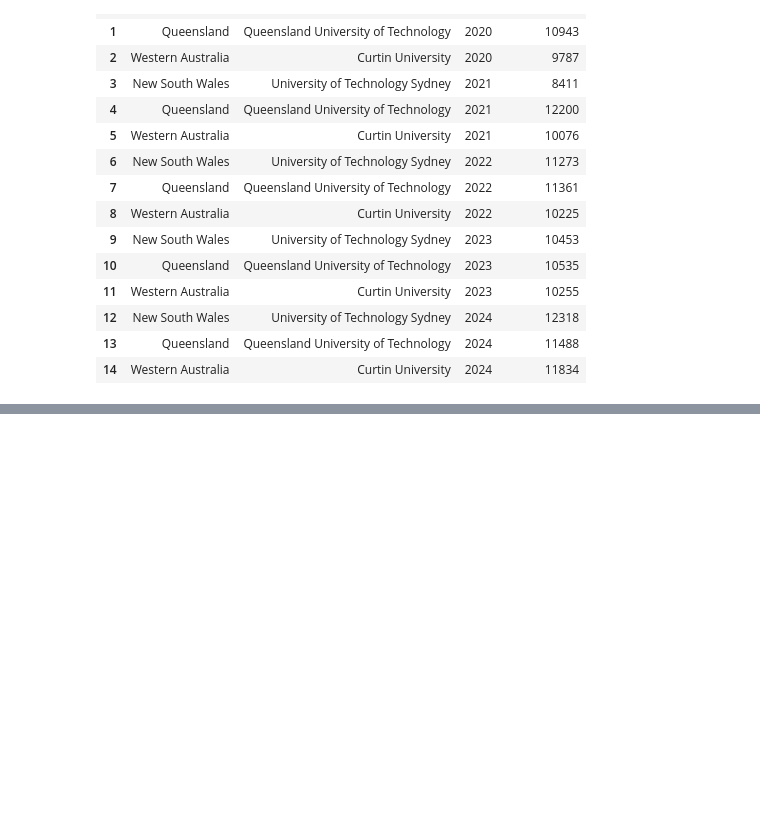
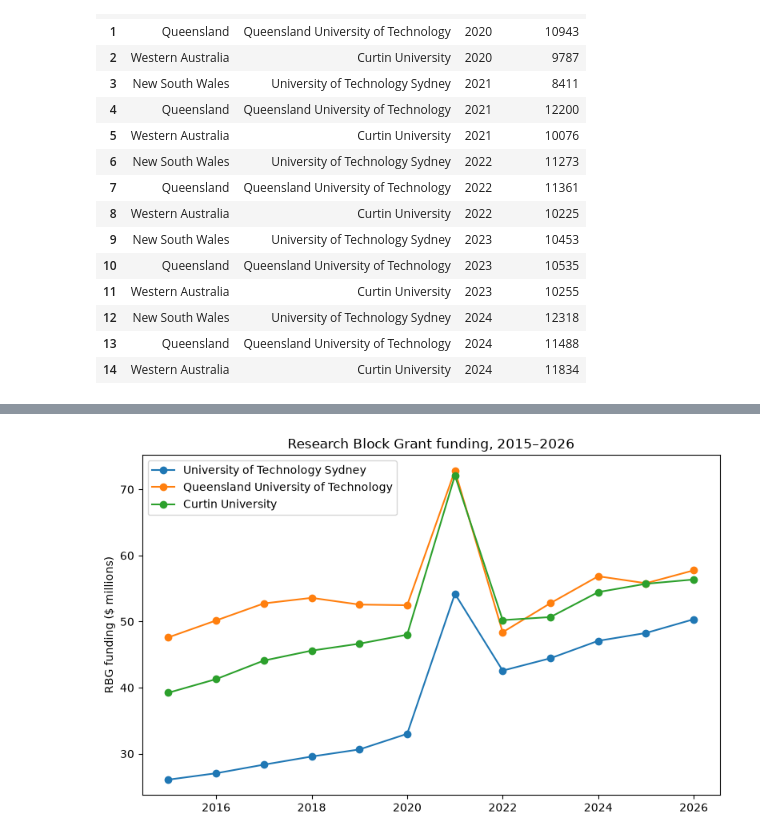
Before and after one commit to fizahzahid/DAIU-Insight-Report, a Jupyter notebook: analysis.ipynb, the cells around one changed output, grey strips where cells are left out. Cells and saved outputs as stored; diff of their text form; code cells hidden in the pictures; blank space fills up the shorter version.

Commit message:
add chart for RBG funding trend

```diff
--- a/analysis.ipynb
+++ b/analysis.ipynb
@@ -75,3 +75,19 @@ merged.sort_values(['Institution', 'Year'])
 | 12 | University of Technology Sydney | 2022 | 42575185 | New South Wales | 11273 | 3776.739555 |
 | 13 | University of Technology Sydney | 2023 | 44449378 | New South Wales | 10453 | 4252.308237 |
 | 14 | University of Technology Sydney | 2024 | 47084992 | New South Wales | 12318 | 3822.454295 |
+# %%
+import matplotlib.pyplot as plt
+
+recent = rbg_totals[rbg_totals['Year'] >= 2015]
+fig, ax = plt.subplots(figsize=(8, 5))
+for uni in comparators:
+    d = recent[recent['Institution'] == uni]
+    ax.plot(d['Year'], d['RBG_Total'] / 1e6, marker='o', label=uni)
+ax.set_ylabel('RBG funding ($ millions)')
+ax.set_title('Research Block Grant funding, 2015–2026')
+ax.legend()
+plt.tight_layout()
+plt.savefig('finding1_rbg_trend.png', dpi=150)
+plt.show()
+# %% [output]
+[figure, added]
```
Also changed, not shown: 1 other file.
